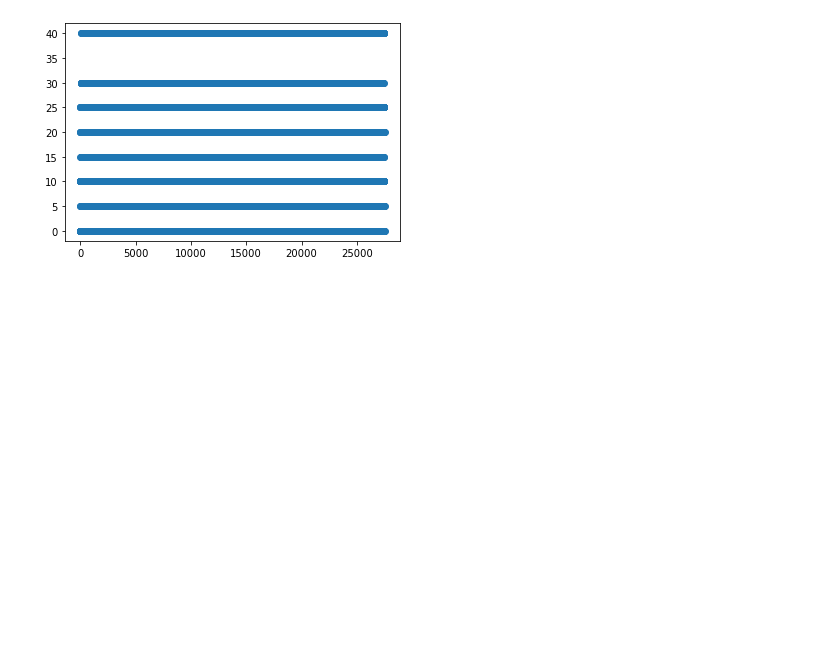
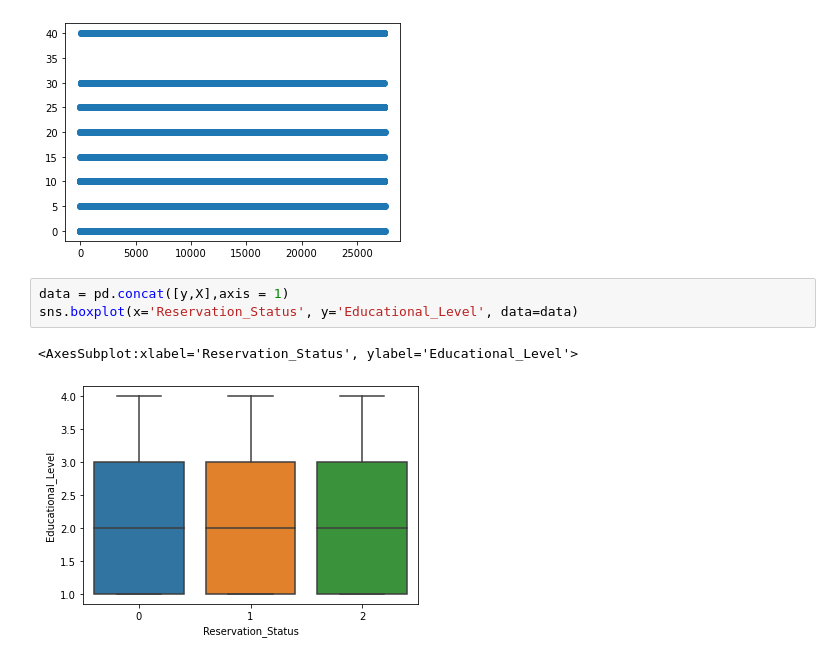
Before and after one commit to Akeshala/Data-Pirates, a Jupyter notebook: Visualization_Akeshala.ipynb, the cells around one changed output. Saved outputs shown, nothing was run; the diff lists cells and outputs as text; blank space fills up the shorter version.

```diff
--- a/Visualization_Akeshala.ipynb
+++ b/Visualization_Akeshala.ipynb
@@ -103,3 +103,9 @@ plt.scatter([i for i in range(m)] ,X['Discount_Rate'])
 plt.show()
 # %% [output]
 [figure]
+# %%
+data = pd.concat([y,X],axis = 1)
+sns.boxplot(x='Reservation_Status', y='Educational_Level', data=data)
+# %% [output]
+<AxesSubplot:xlabel='Reservation_Status', ylabel='Educational_Level'>
+[figure, added]
```
Also changed, not shown: parts of 18 cells of this notebook.
